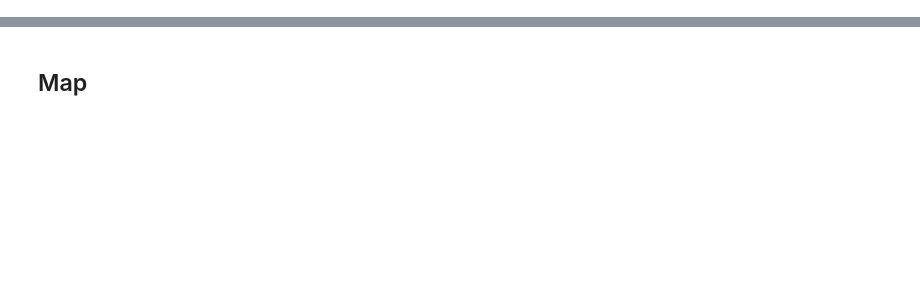
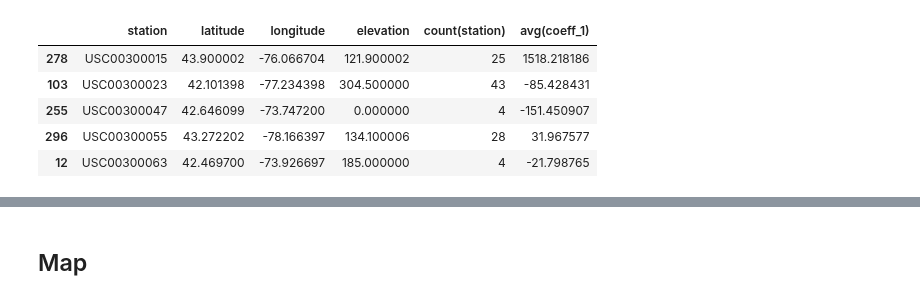
Before and after one commit to ucsd-edx/edX-Micro-Master-in-Data-Science, a Jupyter notebook: big-data-analytics-using-spark/notebooks/Section2-PCA/PCA/5. maps using iPyLeaflet.ipynb, the cells around one changed output, grey strips where cells are left out. Cells and saved outputs as stored; diff of their text form; code cells hidden in the pictures; blank space fills up the shorter version.

```diff
--- a/big-data-analytics-using-spark/notebooks/Section2-PCA/PCA/5. maps using iPyLeaflet.ipynb
+++ b/big-data-analytics-using-spark/notebooks/Section2-PCA/PCA/5. maps using iPyLeaflet.ipynb
@@ -121,0 +127,9 @@ pdf.head(2)
+# %%
+pdf.head()
+# %% [output]
+|  | station | latitude | longitude | elevation | count(station) | avg(coeff_1) |
+| 278 | USC00300015 | 43.900002 | -76.066704 | 121.900002 | 25 | 1518.218186 |
+| 103 | USC00300023 | 42.101398 | -77.234398 | 304.500000 | 43 | -85.428431 |
+| 255 | USC00300047 | 42.646099 | -73.747200 | 0.000000 | 4 | -151.450907 |
+| 296 | USC00300055 | 43.272202 | -78.166397 | 134.100006 | 28 | 31.967577 |
+| 12 | USC00300063 | 42.469700 | -73.926697 | 185.000000 | 4 | -21.798765 |
```
Also changed, not shown: parts of 18 cells of this notebook.
